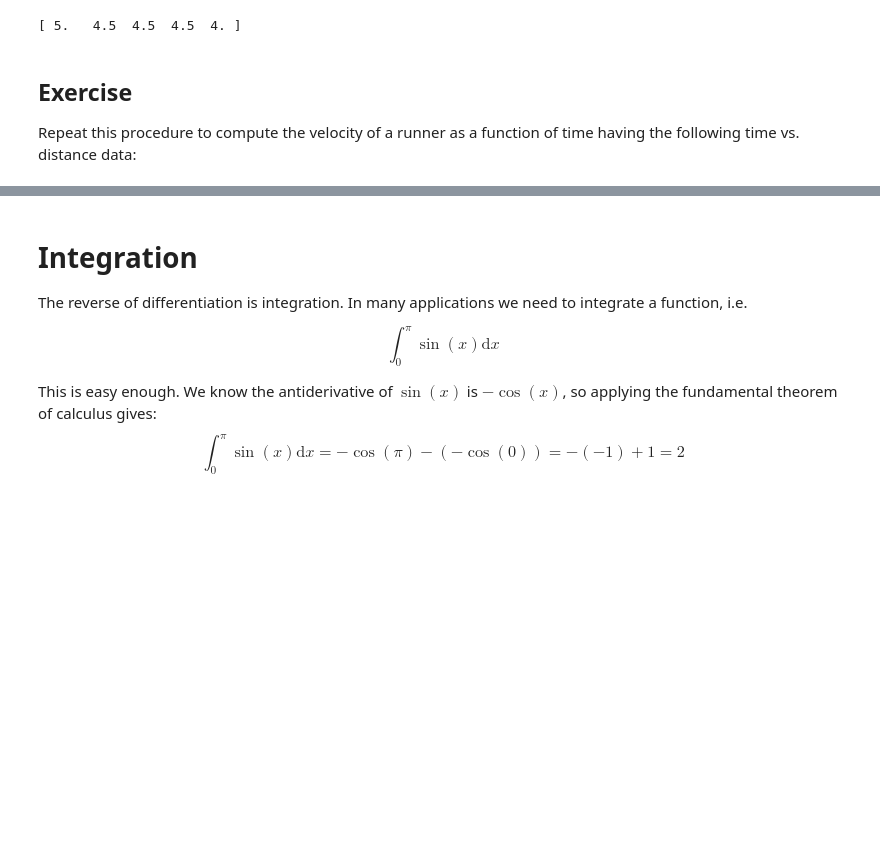
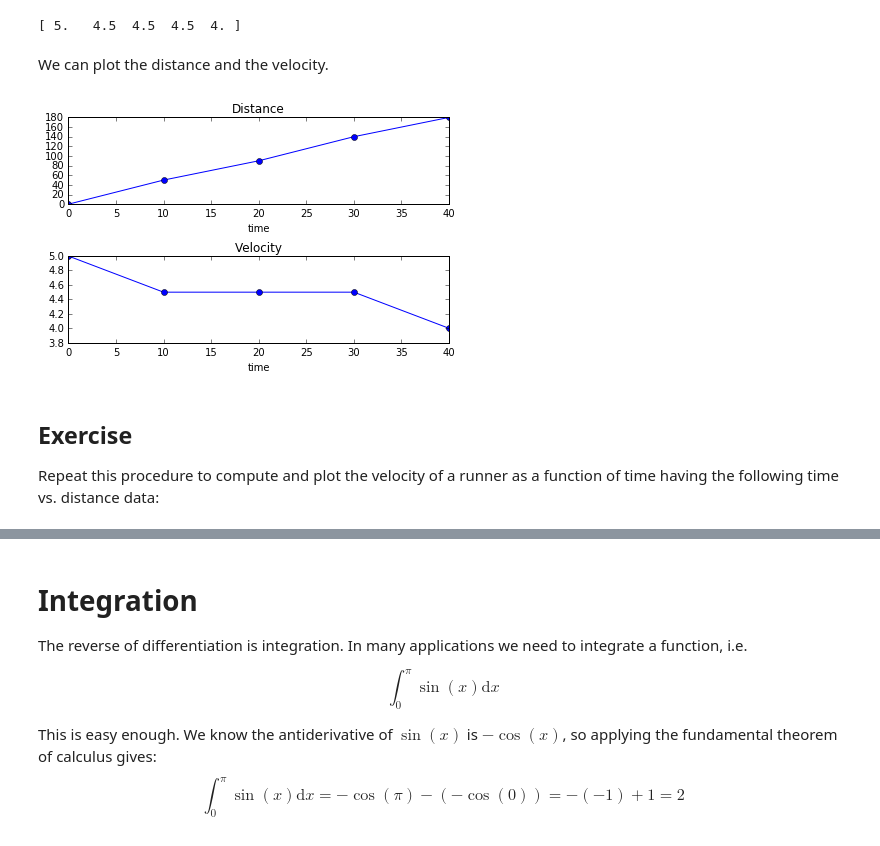
Before and after one commit to lukasbystricky/ISC-3313, a Jupyter notebook: lectures/chapter3/2-numerical_calculus.ipynb, the cells around one changed output, grey strips where cells are left out. Saved outputs shown, nothing was run; the diff lists cells and outputs as text; code cells hidden in the pictures; blank space fills up the shorter version.

Commit message:
2-numerical_calculus.ipynb: added plots for integration, exercises

```diff
--- a/lectures/chapter3/2-numerical_calculus.ipynb
+++ b/lectures/chapter3/2-numerical_calculus.ipynb
@@ -264,10 +264,24 @@ v = np.append(v, v_end)
 print(v)
 # %% [output]
 [ 5.   4.5  4.5  4.5  4. ]
+# %% [markdown]
+We can plot the distance and the velocity.
+# %%
+plt.subplot(2,1,1)
+plt.plot(t, d, "-o")
+plt.title("Distance")
+plt.xlabel("time")
+plt.subplot(2,1,2)
+plt.plot(t,v,"-o")
+plt.title("Velocity")
+plt.xlabel("time")
+plt.tight_layout()
+# %% [output]
+[figure, added]
 # %% [markdown]
 ## Exercise
 
-Repeat this procedure to compute the velocity of a runner as a function of time having the following time vs. distance data:
+Repeat this procedure to compute and plot the velocity of a runner as a function of time having the following time vs. distance data:
 # %%
 data = np.array([np.linspace(0,100,20), 10*np.sin(np.linspace(0, 100, 20))])
 print(data)
```
Also changed, not shown: parts of 6 cells of this notebook.
